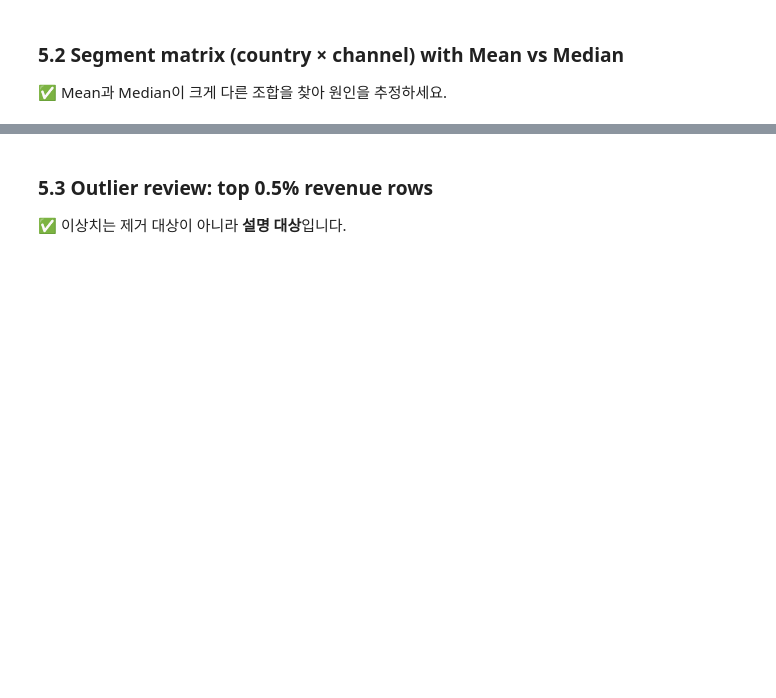
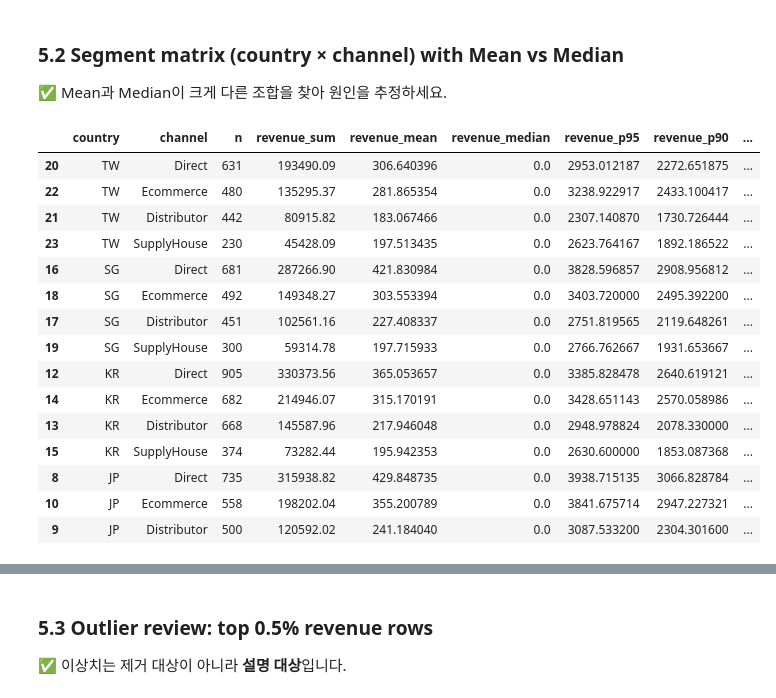
Before and after one commit to chasookim/PlayLearning, a Jupyter notebook: stats_business_bootcamp/week01_distribution_kpi.ipynb, the cells around one changed output, grey strips where cells are left out. Saved outputs shown, nothing was run; the diff lists cells and outputs as text; code cells hidden in the pictures; blank space fills up the shorter version.

```diff
--- a/stats_business_bootcamp/week01_distribution_kpi.ipynb
+++ b/stats_business_bootcamp/week01_distribution_kpi.ipynb
@@ -89,15 +145,37 @@ one_sentence_insight('Mean과 Median이 벌어지는 이유(상위 소수 vs 일
 # %%
 g = (df.assign(revenue=df['revenue'].fillna(0))
        .groupby(['country','channel'])
        .agg(n=('revenue','size'),
+            revenue_sum=('revenue','sum'),
             revenue_mean=('revenue','mean'),
             revenue_median=('revenue','median'),
-            revenue_p90=('revenue', lambda s: s.quantile(0.90)),
+            revenue_p95=('revenue', lambda s: (s[s>=s.quantile(0.95)]).mean()),
+            revenue_p90=('revenue', lambda s: (s[s>=s.quantile(0.90)]).mean()),
+            revenue_p80=('revenue', lambda s: (s[s>=s.quantile(0.80)]).mean()),
+            revenue_p70=('revenue', lambda s: (s[s>=s.quantile(0.70)]).mean()),
             conv_rate=('conversions','mean'),
             spend_mean=('marketing_spend','mean'))
        .reset_index())
 
 g['mean_minus_median'] = g['revenue_mean'] - g['revenue_median']
-display(g.sort_values('mean_minus_median', ascending=False).head(15))
+g["pct_mean_minus_median"] = g["mean_minus_median"] / g["revenue_mean"].replace(0, np.nan)*100
+display(g.sort_values(['country','revenue_sum'], ascending=[False, False]).head(15))
+# %% [output]
+|  | country | channel | n | revenue_sum | revenue_mean | revenue_median | revenue_p95 | revenue_p90 | ... |
+| 20 | TW | Direct | 631 | 193490.09 | 306.640396 | 0.0 | 2953.012187 | 2272.651875 | ... |
+| 22 | TW | Ecommerce | 480 | 135295.37 | 281.865354 | 0.0 | 3238.922917 | 2433.100417 | ... |
+| 21 | TW | Distributor | 442 | 80915.82 | 183.067466 | 0.0 | 2307.140870 | 1730.726444 | ... |
+| 23 | TW | SupplyHouse | 230 | 45428.09 | 197.513435 | 0.0 | 2623.764167 | 1892.186522 | ... |
+| 16 | SG | Direct | 681 | 287266.90 | 421.830984 | 0.0 | 3828.596857 | 2908.956812 | ... |
+| 18 | SG | Ecommerce | 492 | 149348.27 | 303.553394 | 0.0 | 3403.720000 | 2495.392200 | ... |
+| 17 | SG | Distributor | 451 | 102561.16 | 227.408337 | 0.0 | 2751.819565 | 2119.648261 | ... |
+| 19 | SG | SupplyHouse | 300 | 59314.78 | 197.715933 | 0.0 | 2766.762667 | 1931.653667 | ... |
+| 12 | KR | Direct | 905 | 330373.56 | 365.053657 | 0.0 | 3385.828478 | 2640.619121 | ... |
+| 14 | KR | Ecommerce | 682 | 214946.07 | 315.170191 | 0.0 | 3428.651143 | 2570.058986 | ... |
+| 13 | KR | Distributor | 668 | 145587.96 | 217.946048 | 0.0 | 2948.978824 | 2078.330000 | ... |
+| 15 | KR | SupplyHouse | 374 | 73282.44 | 195.942353 | 0.0 | 2630.600000 | 1853.087368 | ... |
+| 8 | JP | Direct | 735 | 315938.82 | 429.848735 | 0.0 | 3938.715135 | 3066.828784 | ... |
+| 10 | JP | Ecommerce | 558 | 198202.04 | 355.200789 | 0.0 | 3841.675714 | 2947.227321 | ... |
+| 9 | JP | Distributor | 500 | 120592.02 | 241.184040 | 0.0 | 3087.533200 | 2304.301600 | ... |
 # %%
 one_sentence_insight('Mean- Median gap이 큰 상위 1~2개 그룹을 고르고, KPI를 어떻게 바꿀지 제안')
```
Also changed, not shown: parts of 9 cells of this notebook.
